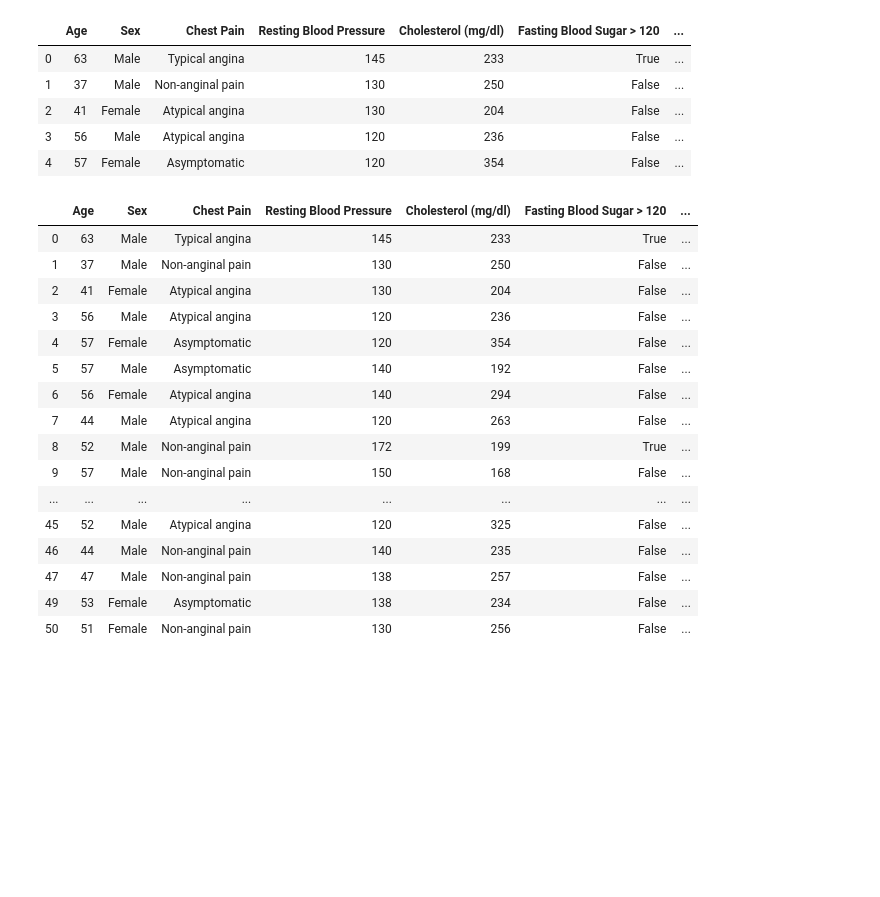
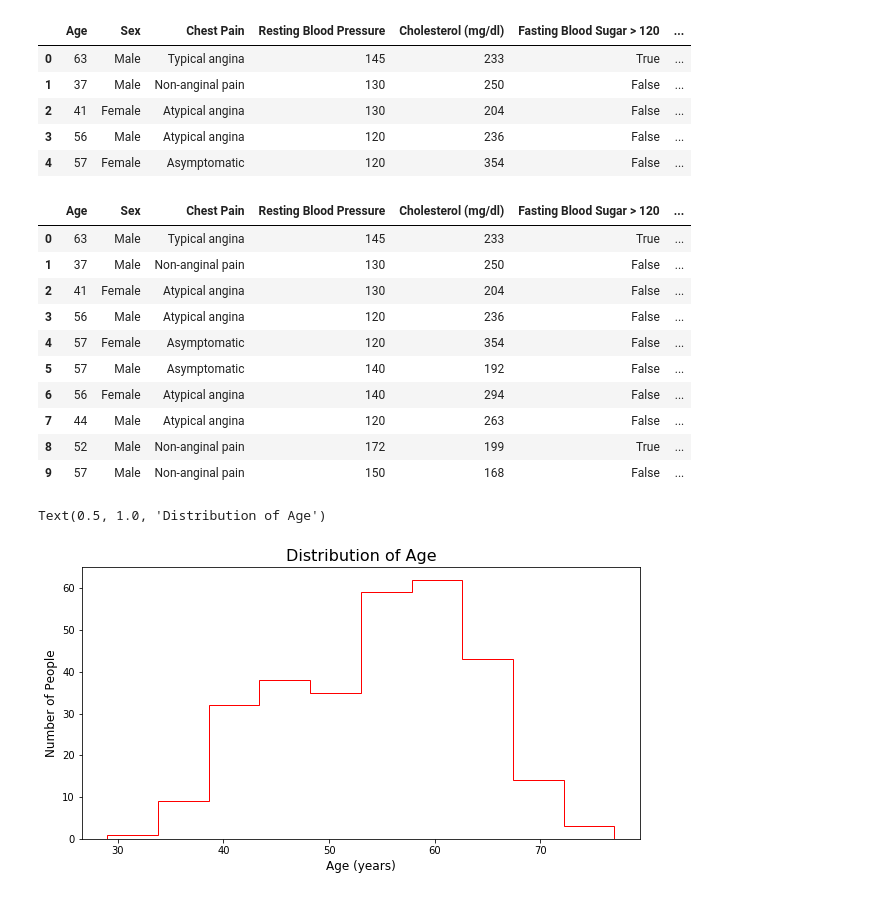
Before and after one commit to terrylashley/heart_project, a Jupyter notebook: heart_main.ipynb, the cells around one changed output. Cells and saved outputs as stored; diff of their text form; code cells hidden in the pictures; blank space fills up the shorter version.

```diff
--- a/heart_main.ipynb
+++ b/heart_main.ipynb
@@ -72,26 +72,20 @@ heart_data.head()
 # %%
 #remove all value 0 on NST Result
 heart_data = heart_data[heart_data['NST Result'] != 0]
 
 #remove all value 4 on ca 'Number of Major Vessels (ca)'
 heart_data = heart_data[heart_data['Number of Major Vessels (ca)'] != 4]
 
-heart_data.head(50)
+heart_data.head(10)
 # %% [output]
 |  | Age | Sex | Chest Pain | Resting Blood Pressure | Cholesterol (mg/dl) | Fasting Blood Sugar > 120 | ... |
 | 0 | 63 | Male | Typical angina | 145 | 233 | True | ... |
 | 1 | 37 | Male | Non-anginal pain | 130 | 250 | False | ... |
 | 2 | 41 | Female | Atypical angina | 130 | 204 | False | ... |
 | 3 | 56 | Male | Atypical angina | 120 | 236 | False | ... |
 | 4 | 57 | Female | Asymptomatic | 120 | 354 | False | ... |
 | 5 | 57 | Male | Asymptomatic | 140 | 192 | False | ... |
 | 6 | 56 | Female | Atypical angina | 140 | 294 | False | ... |
 | 7 | 44 | Male | Atypical angina | 120 | 263 | False | ... |
 | 8 | 52 | Male | Non-anginal pain | 172 | 199 | True | ... |
 | 9 | 57 | Male | Non-anginal pain | 150 | 168 | False | ... |
-| ... | ... | ... | ... | ... | ... | ... | ... |
-| 45 | 52 | Male | Atypical angina | 120 | 325 | False | ... |
-| 46 | 44 | Male | Non-anginal pain | 140 | 235 | False | ... |
-| 47 | 47 | Male | Non-anginal pain | 138 | 257 | False | ... |
-| 49 | 53 | Female | Asymptomatic | 138 | 234 | False | ... |
-| 50 | 51 | Female | Non-anginal pain | 130 | 256 | False | ... |
@@ -97,0 +95,10 @@ heart_data.head(50)
+# %%
+ages = heart_data['Age']
+plt.figure(figsize=(10,5))
+plt.hist(ages, histtype = 'step', color='red')
+plt.xlabel('Age (years)', fontsize = 12)
+plt.ylabel('Number of People', fontsize = 12)
+plt.title('Distribution of Age', fontsize = 16)
+# %% [output]
+Text(0.5, 1.0, 'Distribution of Age')
+[figure, added]
```
Also changed, not shown: parts of 6 cells of this notebook, 2 other files.
